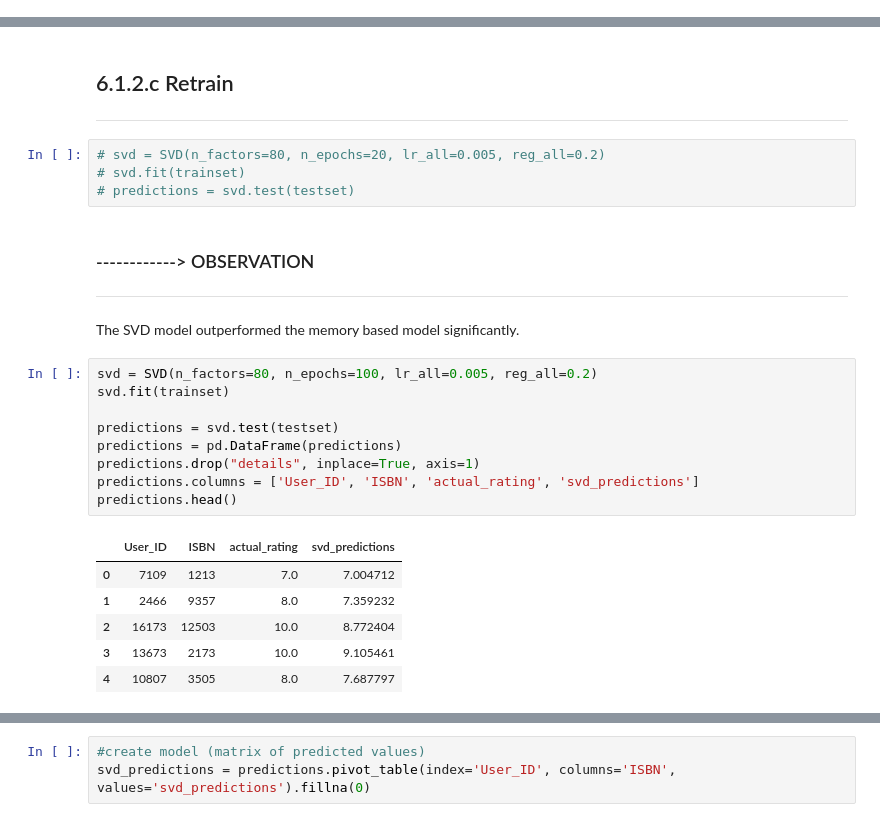
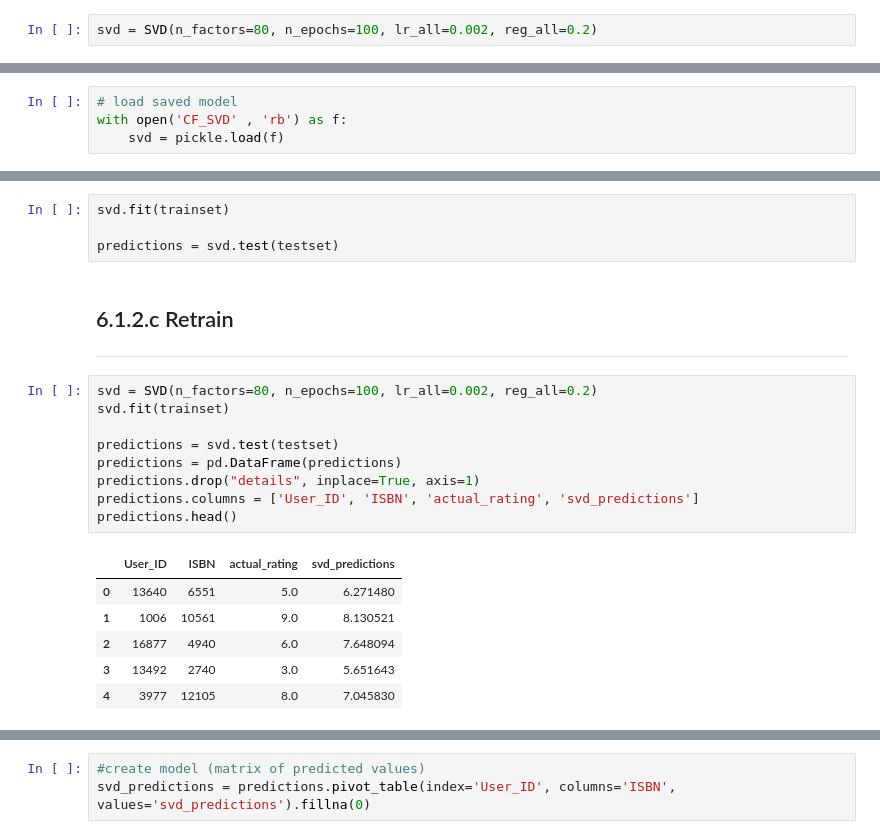
Before and after one commit to ChauHuynh1/Book_RecSys, a Jupyter notebook: Collaborative_Filtering.ipynb, the cells around one changed output, grey strips where cells are left out. Drawn from its saved outputs; the diff is of its cells as text.

Commit message:
update save SVD model

```diff
--- a/Collaborative_Filtering.ipynb
+++ b/Collaborative_Filtering.ipynb
@@ -621,0 +616,2 @@ As a result, regarding the majority of parameters, the default setting is the mo
+# %%
+svd = SVD(n_factors=80, n_epochs=100, lr_all=0.002, reg_all=0.2)
@@ -621,0 +622,4 @@ As a result, regarding the majority of parameters, the default setting is the mo
+# %%
+# load saved model
+with open('CF_SVD' , 'rb') as f:
+    svd = pickle.load(f)
@@ -622,28 +630,24 @@ As a result, regarding the majority of parameters, the default setting is the mo
+# %%
+svd.fit(trainset)
+
+predictions = svd.test(testset)
 # %% [markdown]
 <a id="6.1.2.c"></a>
 ## 6.1.2.c Retrain
 ****
-# %%
-# svd = SVD(n_factors=80, n_epochs=20, lr_all=0.005, reg_all=0.2)
-# svd.fit(trainset)
-# predictions = svd.test(testset)
-# %% [markdown]
-### ------------> OBSERVATION
-***
-The SVD model outperformed the memory based model significantly.
 # %%
-svd = SVD(n_factors=80, n_epochs=100, lr_all=0.005, reg_all=0.2)
+svd = SVD(n_factors=80, n_epochs=100, lr_all=0.002, reg_all=0.2)
 svd.fit(trainset)
 
 predictions = svd.test(testset)
 predictions = pd.DataFrame(predictions)
 predictions.drop("details", inplace=True, axis=1)
 predictions.columns = ['User_ID', 'ISBN', 'actual_rating', 'svd_predictions']
 predictions.head()
 # %% [output]
 |  | User_ID | ISBN | actual_rating | svd_predictions |
-| 0 | 7109 | 1213 | 7.0 | 7.004712 |
-| 1 | 2466 | 9357 | 8.0 | 7.359232 |
-| 2 | 16173 | 12503 | 10.0 | 8.772404 |
-| 3 | 13673 | 2173 | 10.0 | 9.105461 |
-| 4 | 10807 | 3505 | 8.0 | 7.687797 |
+| 0 | 13640 | 6551 | 5.0 | 6.271480 |
+| 1 | 1006 | 10561 | 9.0 | 8.130521 |
+| 2 | 16877 | 4940 | 6.0 | 7.648094 |
+| 3 | 13492 | 2740 | 3.0 | 5.651643 |
+| 4 | 3977 | 12105 | 8.0 | 7.045830 |
```
Also changed, not shown: parts of 10 cells of this notebook, 2 other files.
